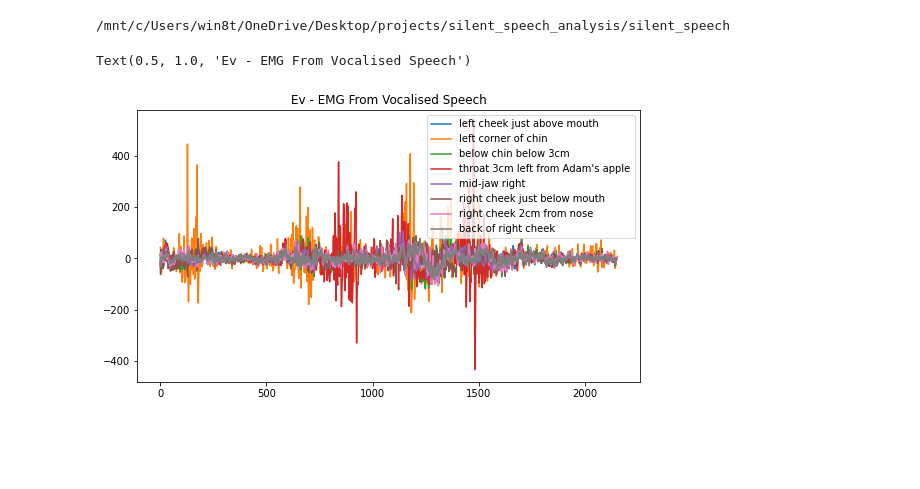
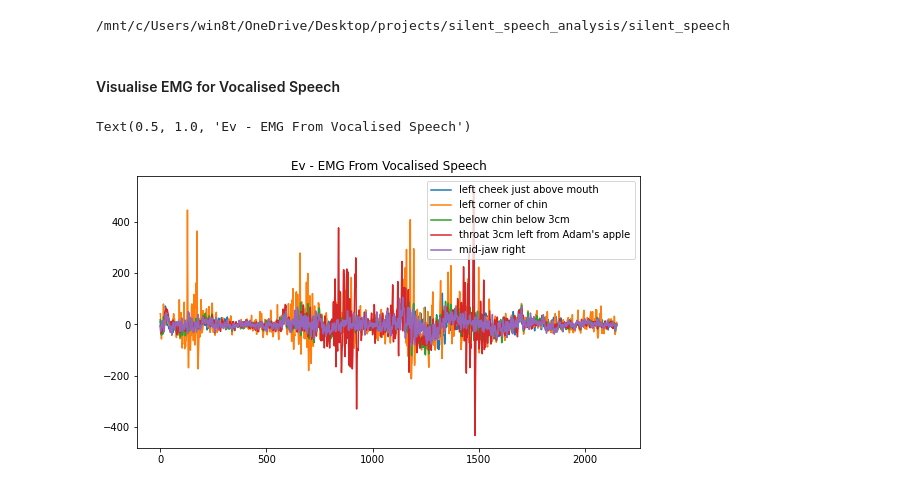
Before and after one commit to MiscellaneousStuff/silent_speech_analysis, a Jupyter notebook: dgaddy_analysis.ipynb, the cells around one changed output. Saved outputs shown, nothing was run; the diff lists cells and outputs as text; code cells hidden in the pictures; blank space fills up the shorter version.

Commit message:
Added option to filter EMG channels for utterance

```diff
--- a/dgaddy_analysis.ipynb
+++ b/dgaddy_analysis.ipynb
@@ -422,24 +423,35 @@ phonemes, emg_orig
 """
 utterance = load_utterance(voiced_dir, 573)
 utterance
+# %% [markdown]
+#### Visualise EMG for Vocalised Speech
 # %%
 fig, ax = plt.subplots()
 fig.set_size_inches(9, 5)
 
 emg_channel_labels = """left cheek just above mouth
 left corner of chin
 below chin below 3cm
 throat 3cm left from Adam's apple
 mid-jaw right
 right cheek just below mouth
 right cheek 2cm from nose
 back of right cheek""".split("\n")
 
+start_idx = 0
+end_idx = 8
+
 raw_emg = utterance[-1]
-channels = [ax.plot(raw_emg[:, i], label=emg_channel_labels[i]) for i in range(raw_emg.shape[1])]
+channels = [raw_emg[:, i] for i in range(raw_emg.shape[1])]
+
+ignore_channels = [5, 6, 7]
+for i in range(start_idx, end_idx):
+    if i not in ignore_channels:
+        ax.plot(channels[i], label=emg_channel_labels[i])
+
 ax.legend()
 
 plt.title("Ev - EMG From Vocalised Speech")
 # %% [output]
 Text(0.5, 1.0, 'Ev - EMG From Vocalised Speech')
-[figure, old version]
+[figure, new version]
```
Also changed, not shown: parts of 4 cells of this notebook.
